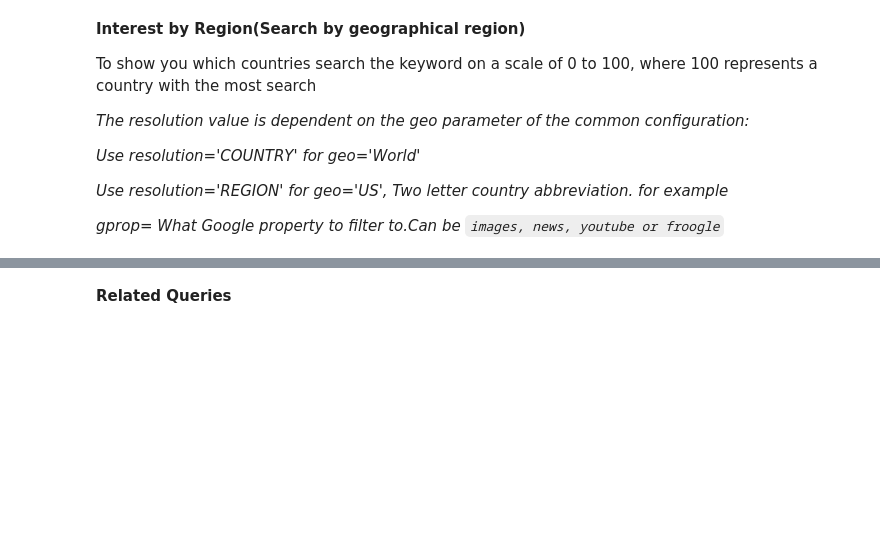
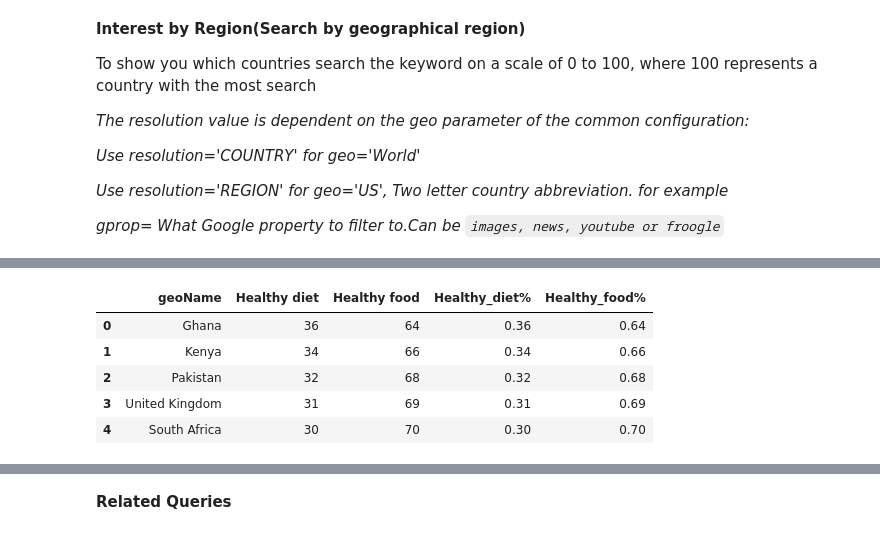
Before and after one commit to mrchapagain/GoogleTrendAnalytics, a Jupyter notebook: GoogleTrends.ipynb, the cells around one changed output, grey strips where cells are left out. Drawn from its saved outputs; the diff is of its cells as text; code cells hidden in the pictures; blank space fills up the shorter version.

```diff
--- a/GoogleTrends.ipynb
+++ b/GoogleTrends.ipynb
@@ -180,0 +190,11 @@ ResponseError: ignored
+# %%
+df_byregion["Healthy_diet%"]= df_byregion["Healthy diet"].apply(lambda x: x*0.01)
+df_byregion["Healthy_food%"]= df_byregion["Healthy food"].apply(lambda x: x*0.01)
+df_byregion.head()
+# %% [output]
+|  | geoName | Healthy diet | Healthy food | Healthy_diet% | Healthy_food% |
+| 0 | Ghana | 36 | 64 | 0.36 | 0.64 |
+| 1 | Kenya | 34 | 66 | 0.34 | 0.66 |
+| 2 | Pakistan | 32 | 68 | 0.32 | 0.68 |
+| 3 | United Kingdom | 31 | 69 | 0.31 | 0.69 |
+| 4 | South Africa | 30 | 70 | 0.30 | 0.70 |
```
Also changed, not shown: parts of 10 cells of this notebook.
